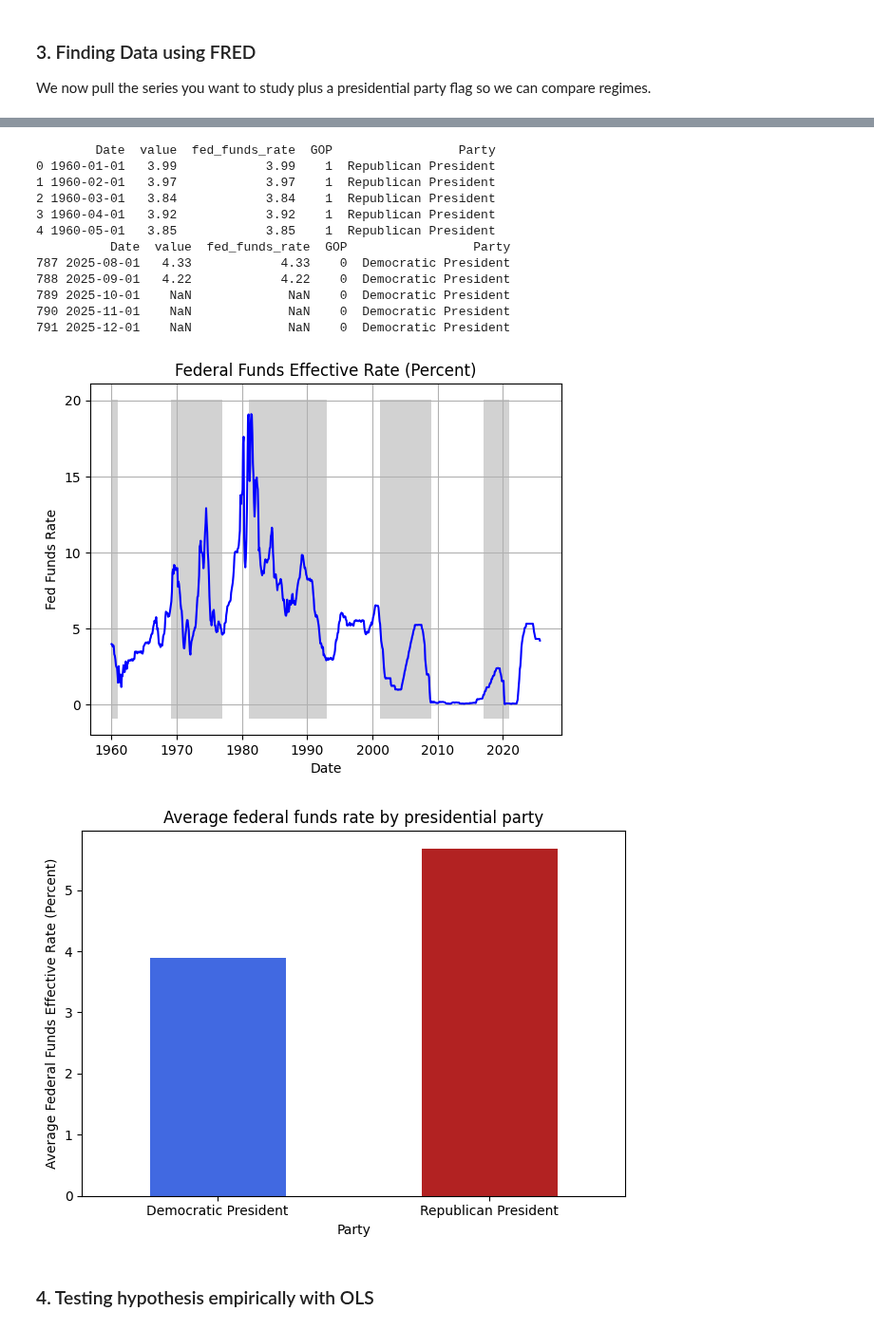
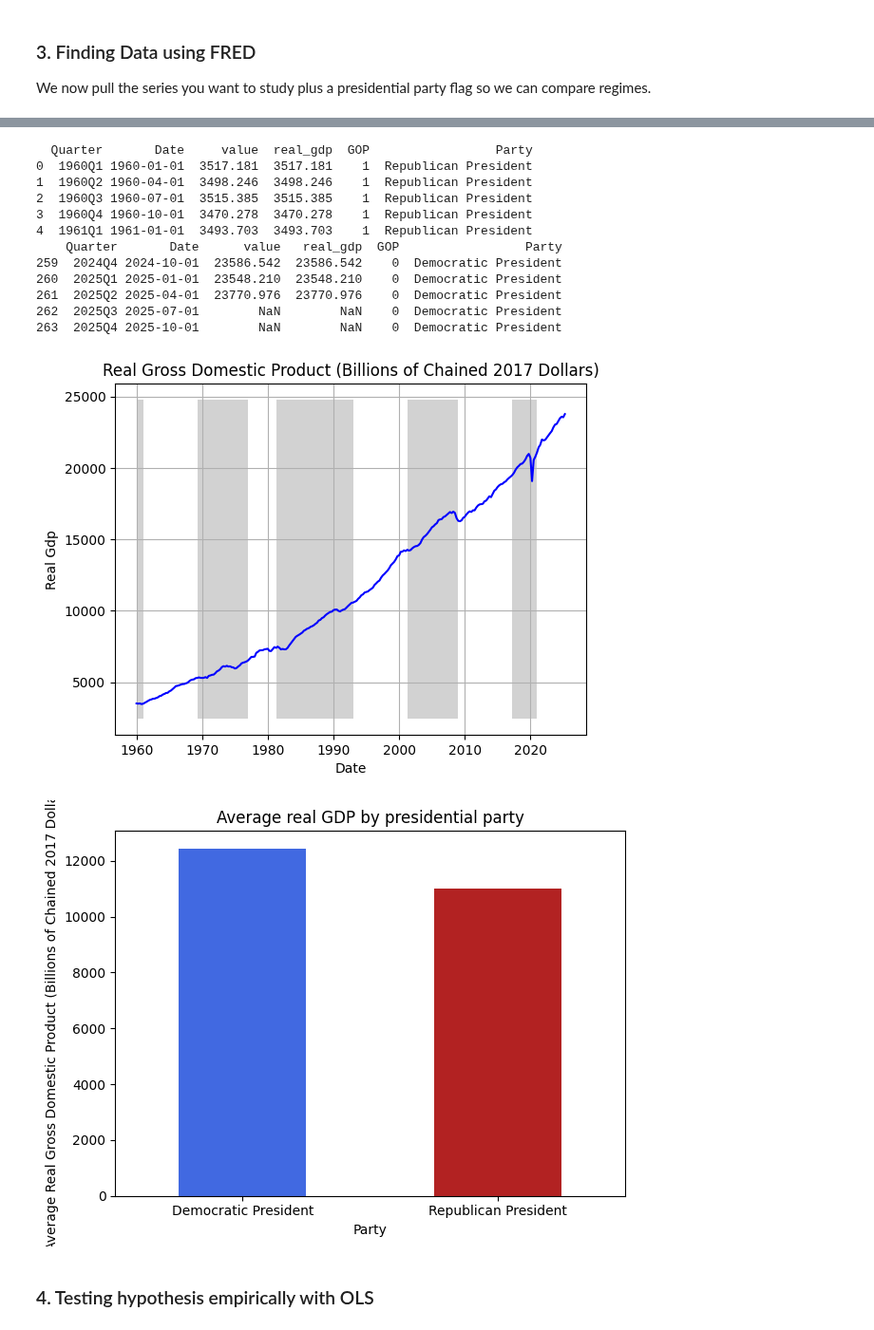
Before and after one commit to llorracc/as.180.369, a Jupyter notebook: materials/code-demo/StockReturns.ipynb, the cells around one changed output, grey strips where cells are left out. Shown at 95% size. Drawn from its saved outputs; the diff is of its cells as text; code cells hidden in the pictures.

```diff
--- a/materials/code-demo/StockReturns.ipynb
+++ b/materials/code-demo/StockReturns.ipynb
@@ -27,9 +27,9 @@ from fredapi import Fred
 fred = Fred(api_key='3a0ebd3c4baf668cb9f18d11334187fb')
 
 # Choose the FRED series you want to analyze.
-FRED_SERIES_ID = 'FEDFUNDS'  # Effective Federal Funds Rate
+FRED_SERIES_ID = 'GDPC1'  # Real Gross Domestic Product, Chained 2017 Dollars
 OBSERVATION_START = '1960-01-01'  # Adjust the time window as needed
-OBSERVATION_END = '2025-12-01'
+OBSERVATION_END = '2025-12-31'
 
 series_info = fred.get_series_info(FRED_SERIES_ID)
 series_title = series_info.get('title', FRED_SERIES_ID) if hasattr(series_info, 'get') else FRED_SERIES_ID
@@ -48,7 +48,8 @@ df_series = (
     .dropna()
 )
 
-df_series['Date'] = pd.to_datetime(df_series['Date']).dt.to_period('M').dt.to_timestamp()
+period_index = pd.PeriodIndex(pd.to_datetime(df_series['Date']), freq='Q')
+df_series['Date'] = period_index.to_timestamp(how='start')
 df_series = df_series.sort_values('Date').reset_index(drop=True)
 
 print(f"Loaded {FRED_SERIES_ID}: {analysis_label}")
@@ -71,18 +72,20 @@ Loaded FEDFUNDS: Federal Funds Effective Rate (Percent)
 # %%
 # Transform the series for analysis (edit this cell to suit your project)
-ANALYSIS_COLUMN = 'fed_funds_rate'  # Use your preferred column name
+ANALYSIS_COLUMN = 'real_gdp'  # Use your preferred column name
 
-full_dates = pd.date_range('1960-01-01', '2025-12-01', freq='MS')
+full_periods = pd.period_range('1960Q1', '2025Q4', freq='Q')
 df_series = (
-    df_series.set_index('Date')
-    .reindex(full_dates)
-    .rename_axis('Date')
-    .reset_index()
+    df_series.set_index(pd.PeriodIndex(df_series['Date'], freq='Q'))
+    .reindex(full_periods)
 )
+
+df_series.index.name = 'Quarter'
+df_series = df_series.reset_index()
+df_series['Date'] = df_series['Quarter'].dt.to_timestamp(how='start')
 
 df_series[ANALYSIS_COLUMN] = df_series['value']
 # Example transformations you can try:
-# df_series[ANALYSIS_COLUMN] = df_series['value'].diff()  # month-over-month change in percentage points
+# df_series[ANALYSIS_COLUMN] = df_series['value'].pct_change() * 100  # quarterly percent change
 # df_series = df_series.dropna(subset=[ANALYSIS_COLUMN])
 
 print(df_series[['Date', ANALYSIS_COLUMN]].head())
@@ -103,7 +106,5 @@ print(df_series[['Date', ANALYSIS_COLUMN]].tail())
 # %%
 # Build presidential party flags locally (no download needed)
-from pandas.tseries.offsets import MonthBegin
-
 terms = [
     ("1953-01-20", "1961-01-20", 1),  # Eisenhower (R)
     ("1961-01-20", "1963-11-22", 0),  # Kennedy (D)
@@ -120,8 +121,8 @@ terms = [
     ("2021-01-20", "2025-12-31", 0),  # Biden (D) -- extend through 2025
 ]
 
-full_dates = pd.date_range('1960-01-01', '2025-12-01', freq='MS')
-df_gop = pd.DataFrame({'Date': full_dates})
+quarter_dates = pd.period_range('1960Q1', '2025Q4', freq='Q').to_timestamp(how='start')
+df_gop = pd.DataFrame({'Date': quarter_dates})
 
 def assign_party(ts):
     for start, end, gop_flag in terms:
@@ -129,9 +130,7 @@ def assign_party(ts):
             return gop_flag
     return 0
 
-df_gop['GOP'] = df_gop['Date'].apply(assign_party)
-df_gop['GOP'] = df_gop['GOP'].astype(int)
-
+df_gop['GOP'] = df_gop['Date'].apply(assign_party).astype(int)
 df_gop['Party'] = df_gop['GOP'].map({0: 'Democratic President', 1: 'Republican President'})
 
 print(df_gop.head())
@@ -157,18 +156,18 @@ df = df.sort_values('Date').reset_index(drop=True)
 print(df.head())
 print(df.tail())
 # %% [output]
-        Date  value  fed_funds_rate  GOP                 Party
-0 1960-01-01   3.99            3.99    1  Republican President
-1 1960-02-01   3.97            3.97    1  Republican President
-2 1960-03-01   3.84            3.84    1  Republican President
-3 1960-04-01   3.92            3.92    1  Republican President
-4 1960-05-01   3.85            3.85    1  Republican President
-          Date  value  fed_funds_rate  GOP                 Party
-787 2025-08-01   4.33            4.33    0  Democratic President
-788 2025-09-01   4.22            4.22    0  Democratic President
-789 2025-10-01    NaN             NaN    0  Democratic President
-790 2025-11-01    NaN             NaN    0  Democratic President
-791 2025-12-01    NaN             NaN    0  Democratic President
+  Quarter       Date     value  real_gdp  GOP                 Party
+0  1960Q1 1960-01-01  3517.181  3517.181    1  Republican President
+1  1960Q2 1960-04-01  3498.246  3498.246    1  Republican President
+2  1960Q3 1960-07-01  3515.385  3515.385    1  Republican President
+3  1960Q4 1960-10-01  3470.278  3470.278    1  Republican President
+4  1961Q1 1961-01-01  3493.703  3493.703    1  Republican President
+    Quarter       Date      value   real_gdp  GOP                 Party
+259  2024Q4 2024-10-01  23586.542  23586.542    0  Democratic President
+260  2025Q1 2025-01-01  23548.210  23548.210    0  Democratic President
+261  2025Q2 2025-04-01  23770.976  23770.976    0  Democratic President
+262  2025Q3 2025-07-01        NaN        NaN    0  Democratic President
+263  2025Q4 2025-10-01        NaN        NaN    0  Democratic President
 # %%
 # Plot the indicator over time and shade GOP presidential terms
 def plot_series(ax, data, index='Date', col=ANALYSIS_COLUMN, area='GOP', title=None, ylabel=None):
@@ -189,22 +188,22 @@ plot_series(ax, df, title=analysis_label)
 ax.grid(True)
 plt.show()
 # %% [output]
-[figure, old version]
+[figure, new version]
 # %%
 # Compare average values across parties
 party_means = (
     df.groupby('Party')[ANALYSIS_COLUMN]
     .mean()
     .reindex(['Democratic President', 'Republican President'])
 )
 
 ax = party_means.plot(kind='bar', color=['royalblue', 'firebrick'], rot=0)
 ax.set_ylabel(f'Average {analysis_label}')
-ax.set_title('Average federal funds rate by presidential party')
+ax.set_title('Average real GDP by presidential party')
 plt.tight_layout()
 plt.show()
 # %% [output]
-[figure, old version]
+[figure, new version]
 # %% [markdown]
 ### 4. Testing hypothesis empirically with OLS
 # %%
```
Also changed, not shown: parts of 8 cells of this notebook.
